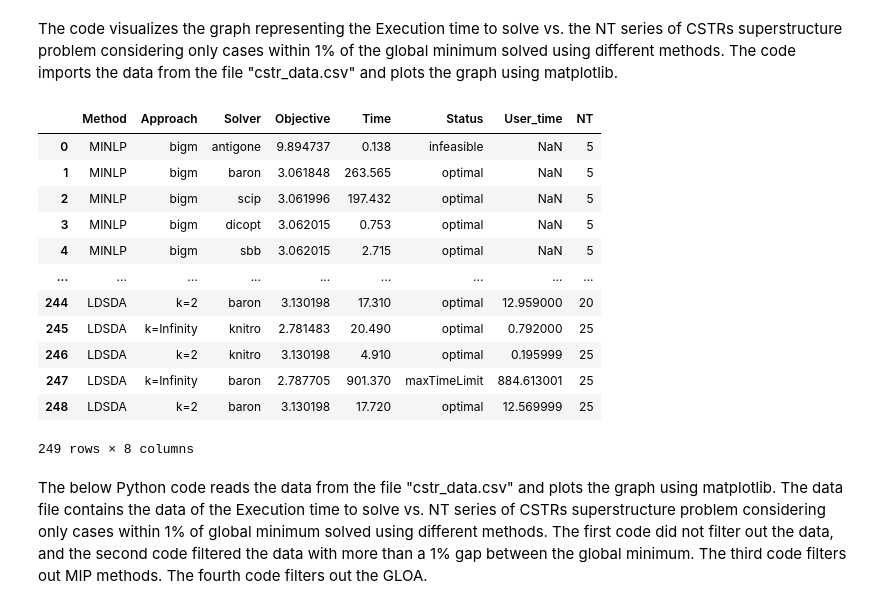
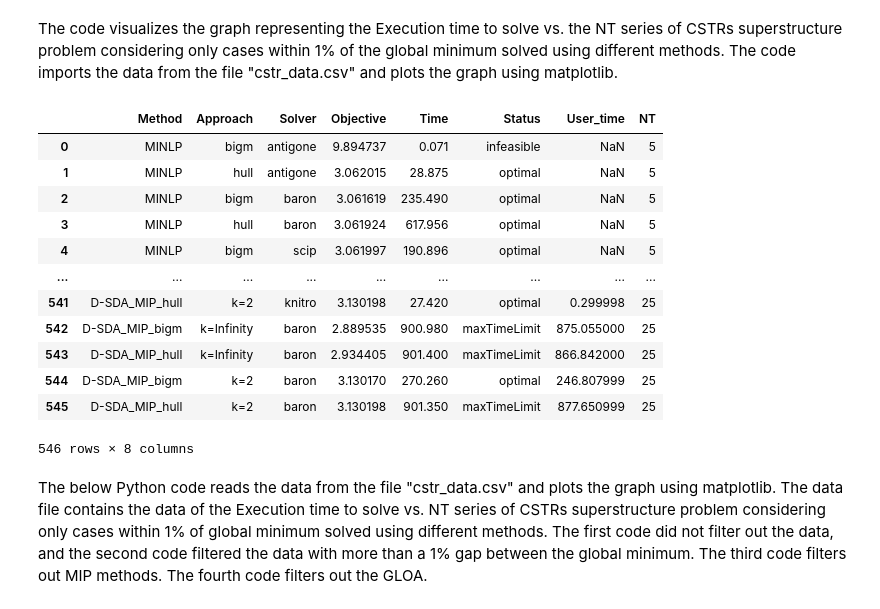
Before and after one commit to SECQUOIA/dsda-gdp, a Jupyter notebook: results/visualcstr.ipynb, the cells around one changed output. Cells and saved outputs as stored; diff of their text form; code cells hidden in the pictures.

```diff
--- a/results/visualcstr.ipynb
+++ b/results/visualcstr.ipynb
@@ -9,22 +9,22 @@ import matplotlib as mpl
 # %% [markdown]
 The code visualizes the graph representing the Execution time to solve vs. the NT series of CSTRs superstructure problem considering only cases within 1% of the global minimum solved using different methods. The code imports the data from the file "cstr_data.csv" and plots the graph using matplotlib.
 # %%
-df = pd.read_csv('cstr_results_new.csv')
+df = pd.read_csv('cstr_results_2.csv')
 df
 # %% [output]
 |  | Method | Approach | Solver | Objective | Time | Status | User_time | NT |
-| 0 | MINLP | bigm | antigone | 9.894737 | 0.138 | infeasible | NaN | 5 |
-| 1 | MINLP | bigm | baron | 3.061848 | 263.565 | optimal | NaN | 5 |
-| 2 | MINLP | bigm | scip | 3.061996 | 197.432 | optimal | NaN | 5 |
-| 3 | MINLP | bigm | dicopt | 3.062015 | 0.753 | optimal | NaN | 5 |
-| 4 | MINLP | bigm | sbb | 3.062015 | 2.715 | optimal | NaN | 5 |
+| 0 | MINLP | bigm | antigone | 9.894737 | 0.071 | infeasible | NaN | 5 |
+| 1 | MINLP | hull | antigone | 3.062015 | 28.875 | optimal | NaN | 5 |
+| 2 | MINLP | bigm | baron | 3.061619 | 235.490 | optimal | NaN | 5 |
+| 3 | MINLP | hull | baron | 3.061924 | 617.956 | optimal | NaN | 5 |
+| 4 | MINLP | bigm | scip | 3.061997 | 190.896 | optimal | NaN | 5 |
 | ... | ... | ... | ... | ... | ... | ... | ... | ... |
-| 244 | LDSDA | k=2 | baron | 3.130198 | 17.310 | optimal | 12.959000 | 20 |
-| 245 | LDSDA | k=Infinity | knitro | 2.781483 | 20.490 | optimal | 0.792000 | 25 |
-| 246 | LDSDA | k=2 | knitro | 3.130198 | 4.910 | optimal | 0.195999 | 25 |
-| 247 | LDSDA | k=Infinity | baron | 2.787705 | 901.370 | maxTimeLimit | 884.613001 | 25 |
-| 248 | LDSDA | k=2 | baron | 3.130198 | 17.720 | optimal | 12.569999 | 25 |
+| 541 | D-SDA_MIP_hull | k=2 | knitro | 3.130198 | 27.420 | optimal | 0.299998 | 25 |
+| 542 | D-SDA_MIP_bigm | k=Infinity | baron | 2.889535 | 900.980 | maxTimeLimit | 875.055000 | 25 |
+| 543 | D-SDA_MIP_hull | k=Infinity | baron | 2.934405 | 901.400 | maxTimeLimit | 866.842000 | 25 |
+| 544 | D-SDA_MIP_bigm | k=2 | baron | 3.130170 | 270.260 | optimal | 246.807999 | 25 |
+| 545 | D-SDA_MIP_hull | k=2 | baron | 3.130198 | 901.350 | maxTimeLimit | 877.650999 | 25 |
-249 rows × 8 columns
+546 rows × 8 columns
 # %% [markdown]
 The below Python code reads the data from the file "cstr_data.csv" and plots the graph using matplotlib.
 The data file contains the data of the Execution time to solve vs. NT series of CSTRs superstructure problem considering only cases within 1% of global minimum solved using different methods.
```
Also changed, not shown: parts of 3 cells of this notebook.
